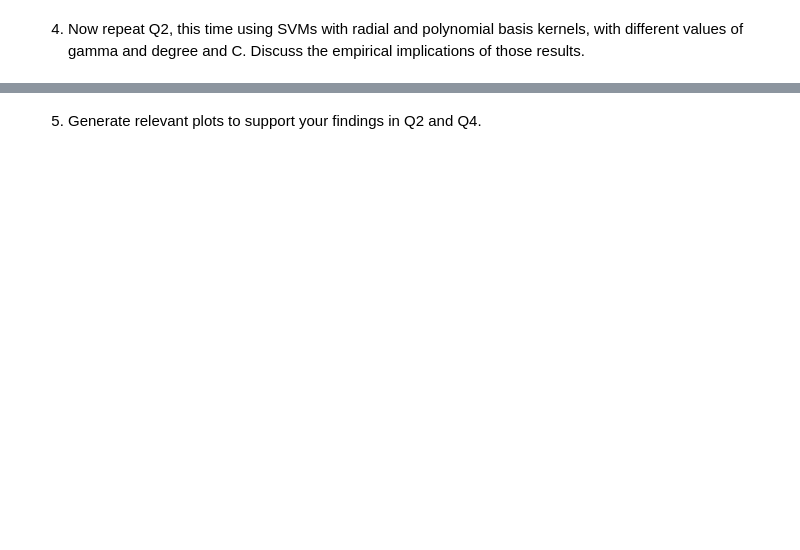
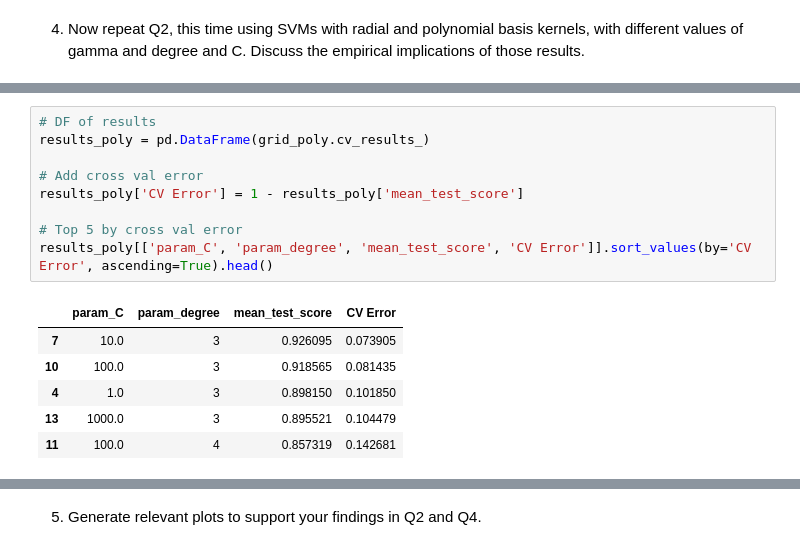
Before and after one commit to emilyneaville/DSCI-5340, a Jupyter notebook: Assignment_4/DSCI5340_HW4_Group8.ipynb, the cells around one changed output, grey strips where cells are left out. Drawn from its saved outputs; the diff is of its cells as text; blank space fills up the shorter version.

```diff
--- a/Assignment_4/DSCI5340_HW4_Group8.ipynb
+++ b/Assignment_4/DSCI5340_HW4_Group8.ipynb
@@ -82,0 +199,16 @@ implications of those results.
+# %%
+# DF of results
+results_poly = pd.DataFrame(grid_poly.cv_results_)
+
+# Add cross val error
+results_poly['CV Error'] = 1 - results_poly['mean_test_score']
+
+# Top 5 by cross val error
+results_poly[['param_C', 'param_degree', 'mean_test_score', 'CV Error']].sort_values(by='CV Error', ascending=True).head()
+# %% [output]
+|  | param_C | param_degree | mean_test_score | CV Error |
+| 7 | 10.0 | 3 | 0.926095 | 0.073905 |
+| 10 | 100.0 | 3 | 0.918565 | 0.081435 |
+| 4 | 1.0 | 3 | 0.898150 | 0.101850 |
+| 13 | 1000.0 | 3 | 0.895521 | 0.104479 |
+| 11 | 100.0 | 4 | 0.857319 | 0.142681 |
```
Also changed, not shown: parts of 12 cells of this notebook.
